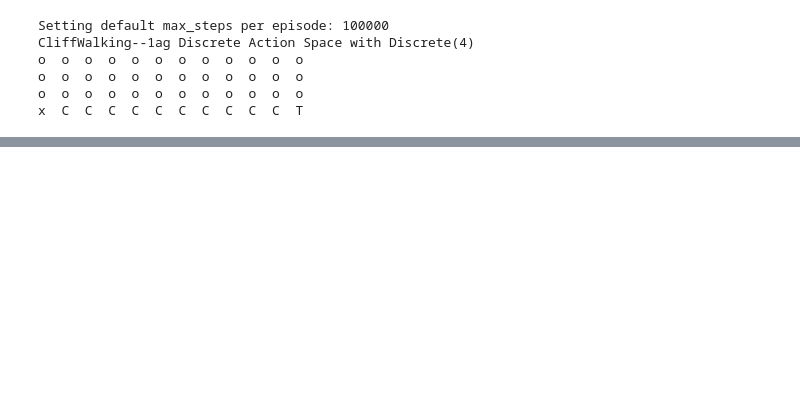
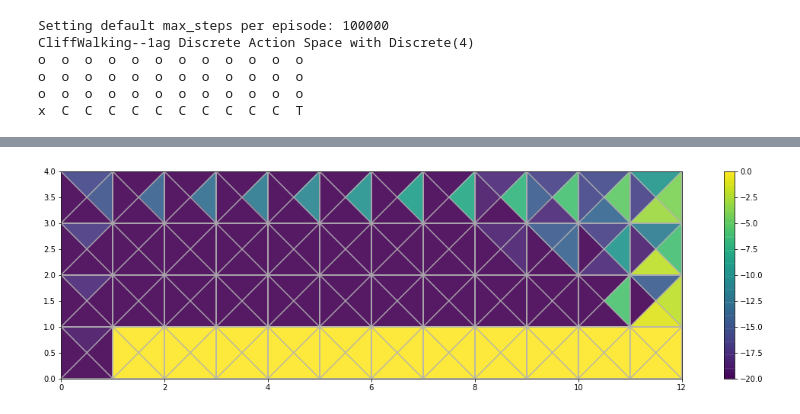
Before and after one commit to santmarti/SDIC-Code, a Jupyter notebook: notebooks/03-Sarsa-Q-Learning.ipynb, the cells around one changed output, grey strips where cells are left out. Cells and saved outputs as stored; diff of their text form; code cells hidden in the pictures; blank space fills up the shorter version.

```diff
--- a/notebooks/03-Sarsa-Q-Learning.ipynb
+++ b/notebooks/03-Sarsa-Q-Learning.ipynb
@@ -79,0 +192,4 @@ plt.plot(env.history["episode_rew"])
+# %%
+plotQ(env, q_func, min_max=[-20,0])
+# %% [output]
+[figure, added]
```
Also changed, not shown: parts of 11 cells of this notebook.
